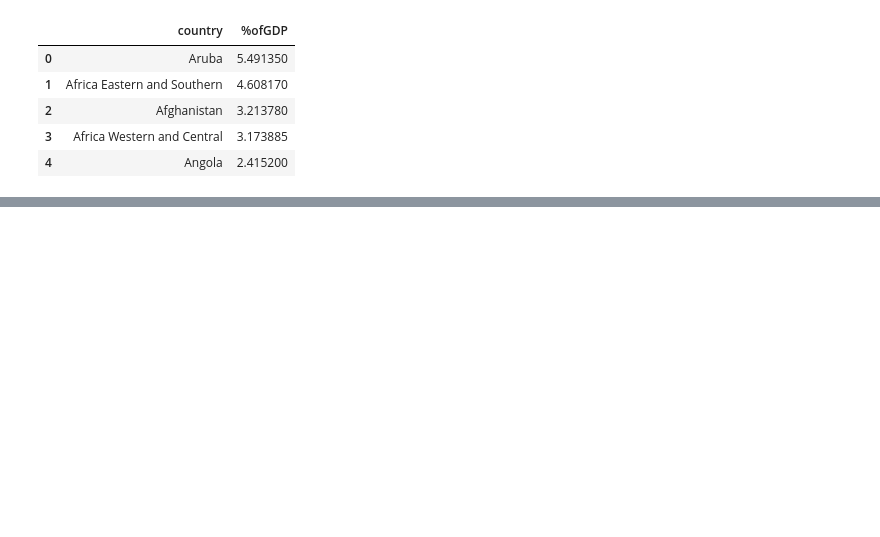
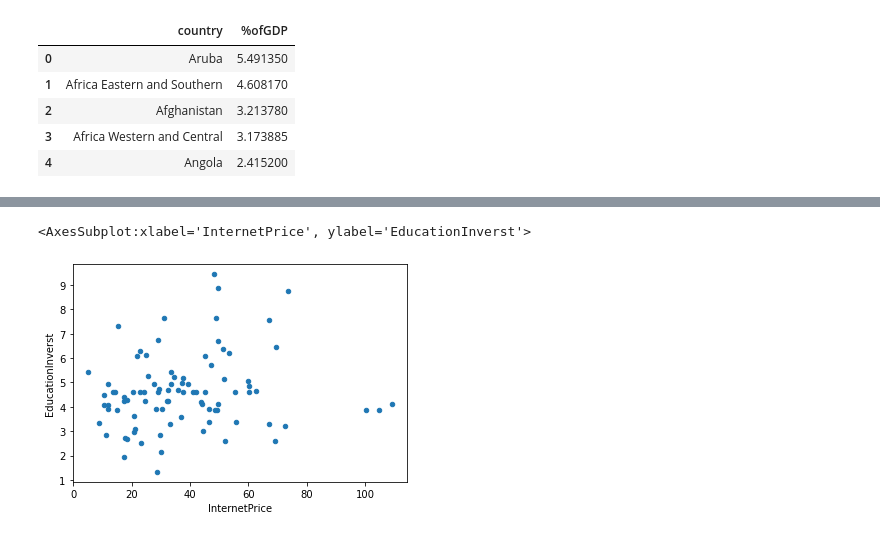
Before and after one commit to havipr/dataAnalytics, a Jupyter notebook: selfStudy/InternetAccess_PovertyRate.ipynb, the cells around one changed output, grey strips where cells are left out. Saved outputs shown, nothing was run; the diff lists cells and outputs as text; code cells hidden in the pictures; blank space fills up the shorter version.

Commit message:
Finish the analysis of the three variables and only need to make the report

```diff
--- a/selfStudy/InternetAccess_PovertyRate.ipynb
+++ b/selfStudy/InternetAccess_PovertyRate.ipynb
@@ -205,0 +179,4 @@ cleanDf.head()
+# %%
+#New data frame with all data
+cleanDf = pd.read_csv('....')
+cleanDf.head()
@@ -205,0 +190,3 @@ cleanDf.head()
+# %%
+#Replacethe NaN for the dataframe mean
+cleanDf = cleanDf.replace(np.nan, cleanDf.mean())
@@ -205,0 +195,12 @@ cleanDf.head()
+# %%
+cleanDf.plot.scatter(x='InternetPrice', y='EducationInverst')
+#Underestand the coorelation and do it with education
+#the relationship between 2 variables
+#→ trend: up, down, increasing
+#→ Shape: linear
+#→ Strength: How close the points are
+
+# No association
+# %% [output]
+<AxesSubplot:xlabel='InternetPrice', ylabel='EducationInverst'>
+[figure, added]
```
Also changed, not shown: parts of 16 cells of this notebook, 4 other files.
